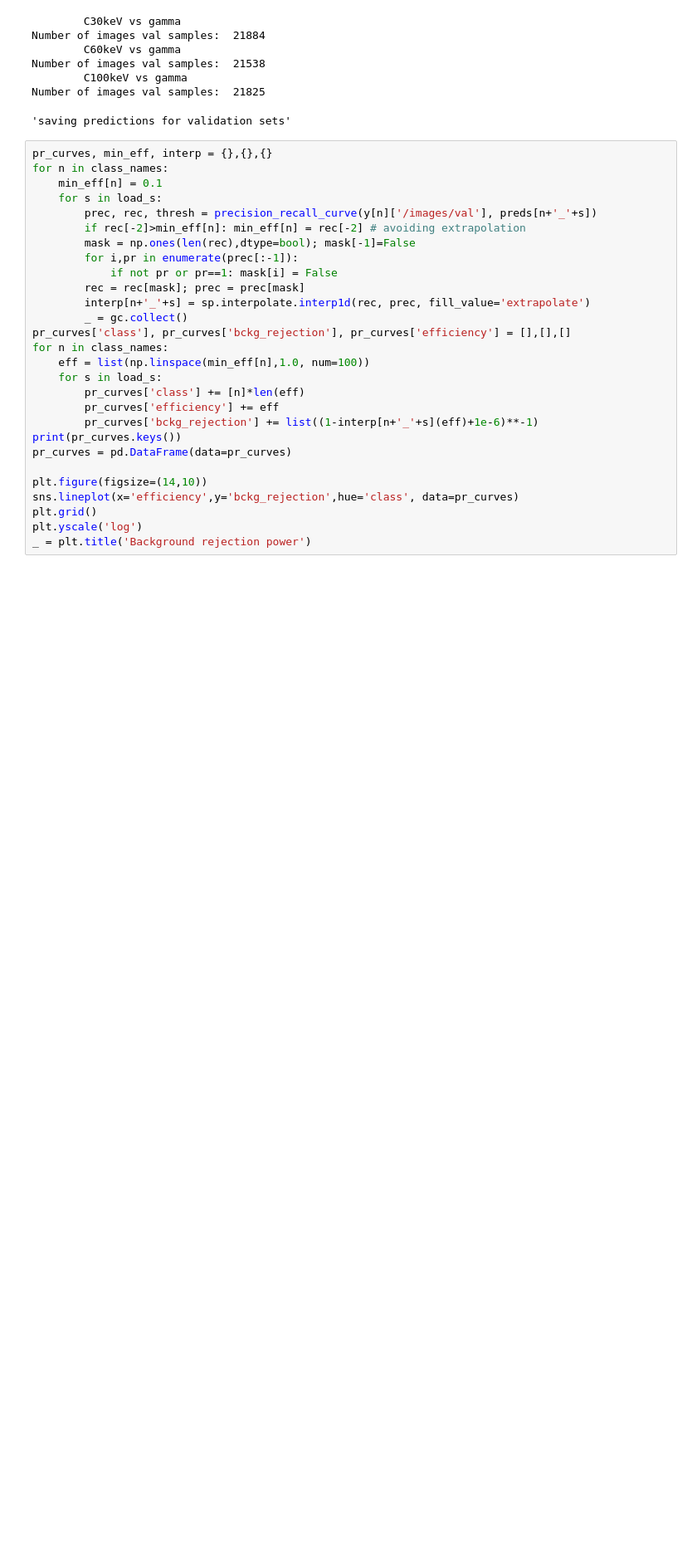
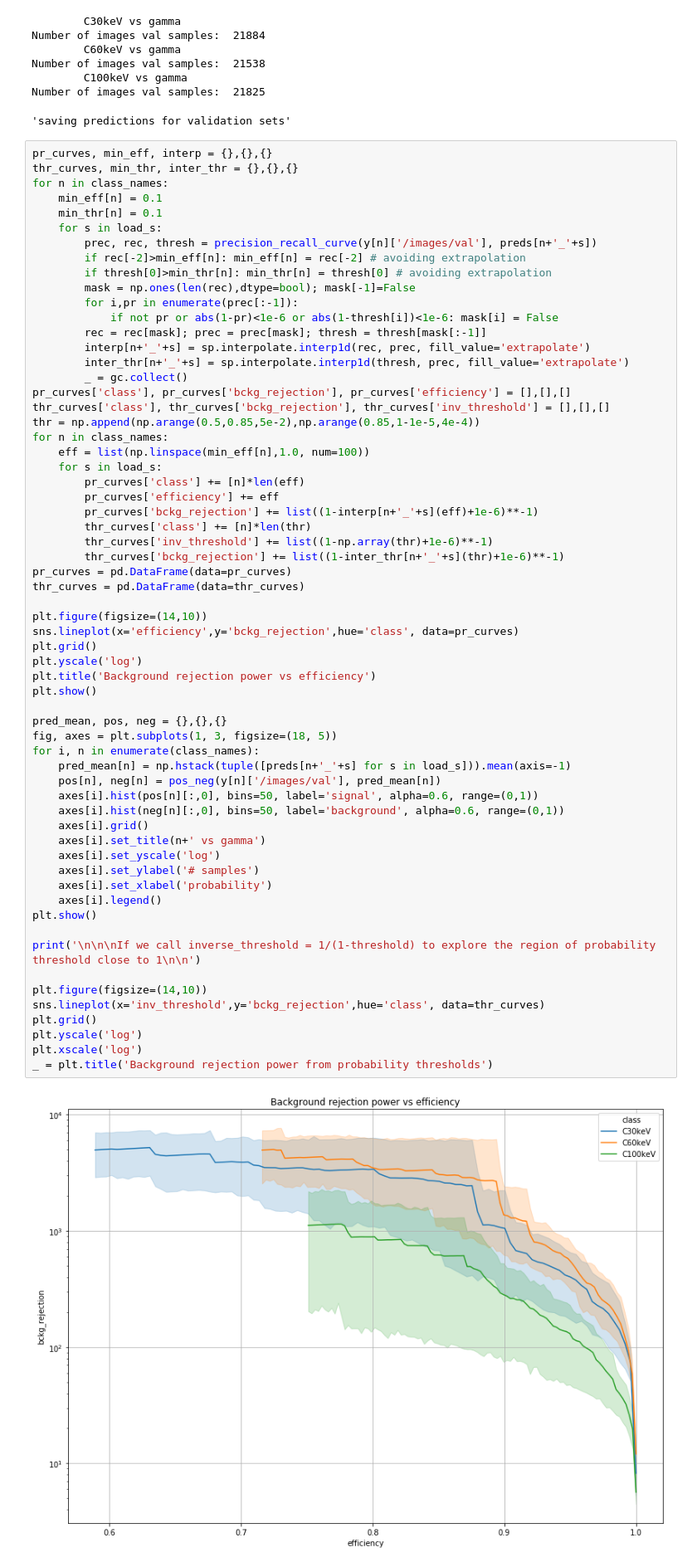
Before and after one commit to altairjericho/NEWS-phd, a Jupyter notebook: CNN/performance_v2.ipynb, the cells around one changed output. Shown: that part at 83% size. Drawn from its saved outputs; the diff is of its cells as text; blank space fills up the shorter version.

Commit message:
threshold study

```diff
--- a/CNN/performance_v2.ipynb
+++ b/CNN/performance_v2.ipynb
@@ -61,30 +61,65 @@ Number of images val samples:  21825
 'saving predictions for validation sets'
 # %%
 pr_curves, min_eff, interp = {},{},{}
+thr_curves, min_thr, inter_thr = {},{},{}
 for n in class_names:
     min_eff[n] = 0.1
+    min_thr[n] = 0.1
     for s in load_s:
         prec, rec, thresh = precision_recall_curve(y[n]['/images/val'], preds[n+'_'+s])
         if rec[-2]>min_eff[n]: min_eff[n] = rec[-2] # avoiding extrapolation
+        if thresh[0]>min_thr[n]: min_thr[n] = thresh[0] # avoiding extrapolation
         mask = np.ones(len(rec),dtype=bool); mask[-1]=False
         for i,pr in enumerate(prec[:-1]):
-            if not pr or pr==1: mask[i] = False
-        rec = rec[mask]; prec = prec[mask]
+            if not pr or abs(1-pr)<1e-6 or abs(1-thresh[i])<1e-6: mask[i] = False
+        rec = rec[mask]; prec = prec[mask]; thresh = thresh[mask[:-1]]
         interp[n+'_'+s] = sp.interpolate.interp1d(rec, prec, fill_value='extrapolate')
+        inter_thr[n+'_'+s] = sp.interpolate.interp1d(thresh, prec, fill_value='extrapolate')
         _ = gc.collect()
 pr_curves['class'], pr_curves['bckg_rejection'], pr_curves['efficiency'] = [],[],[]
+thr_curves['class'], thr_curves['bckg_rejection'], thr_curves['inv_threshold'] = [],[],[]
+thr = np.append(np.arange(0.5,0.85,5e-2),np.arange(0.85,1-1e-5,4e-4))
 for n in class_names:
     eff = list(np.linspace(min_eff[n],1.0, num=100))
     for s in load_s:
         pr_curves['class'] += [n]*len(eff)
         pr_curves['efficiency'] += eff
         pr_curves['bckg_rejection'] += list((1-interp[n+'_'+s](eff)+1e-6)**-1)
-print(pr_curves.keys())
+        thr_curves['class'] += [n]*len(thr)
+        thr_curves['inv_threshold'] += list((1-np.array(thr)+1e-6)**-1)
+        thr_curves['bckg_rejection'] += list((1-inter_thr[n+'_'+s](thr)+1e-6)**-1)
 pr_curves = pd.DataFrame(data=pr_curves)
+thr_curves = pd.DataFrame(data=thr_curves)
 
 plt.figure(figsize=(14,10))
 sns.lineplot(x='efficiency',y='bckg_rejection',hue='class', data=pr_curves)
 plt.grid()
 plt.yscale('log')
-_ = plt.title('Background rejection power')
+plt.title('Background rejection power vs efficiency')
+plt.show()
+
+pred_mean, pos, neg = {},{},{}
+fig, axes = plt.subplots(1, 3, figsize=(18, 5))
+for i, n in enumerate(class_names):
+    pred_mean[n] = np.hstack(tuple([preds[n+'_'+s] for s in load_s])).mean(axis=-1)
+    pos[n], neg[n] = pos_neg(y[n]['/images/val'], pred_mean[n])
+    axes[i].hist(pos[n][:,0], bins=50, label='signal', alpha=0.6, range=(0,1))
+    axes[i].hist(neg[n][:,0], bins=50, label='background', alpha=0.6, range=(0,1))
+    axes[i].grid()
+    axes[i].set_title(n+' vs gamma')
+    axes[i].set_yscale('log')
+    axes[i].set_ylabel('# samples')
+    axes[i].set_xlabel('probability')
+    axes[i].legend()
+plt.show()
+
+print('\n\n\nIf we call inverse_threshold = 1/(1-threshold) to explore the region of probability threshold close to 1\n\n')
+
+plt.figure(figsize=(14,10))
+sns.lineplot(x='inv_threshold',y='bckg_rejection',hue='class', data=thr_curves)
+plt.grid()
+plt.yscale('log')
+plt.xscale('log')
+_ = plt.title('Background rejection power from probability thresholds')
 # %% [output]
+[figure, new version]
```
Also changed, not shown: parts of 2 cells of this notebook.
